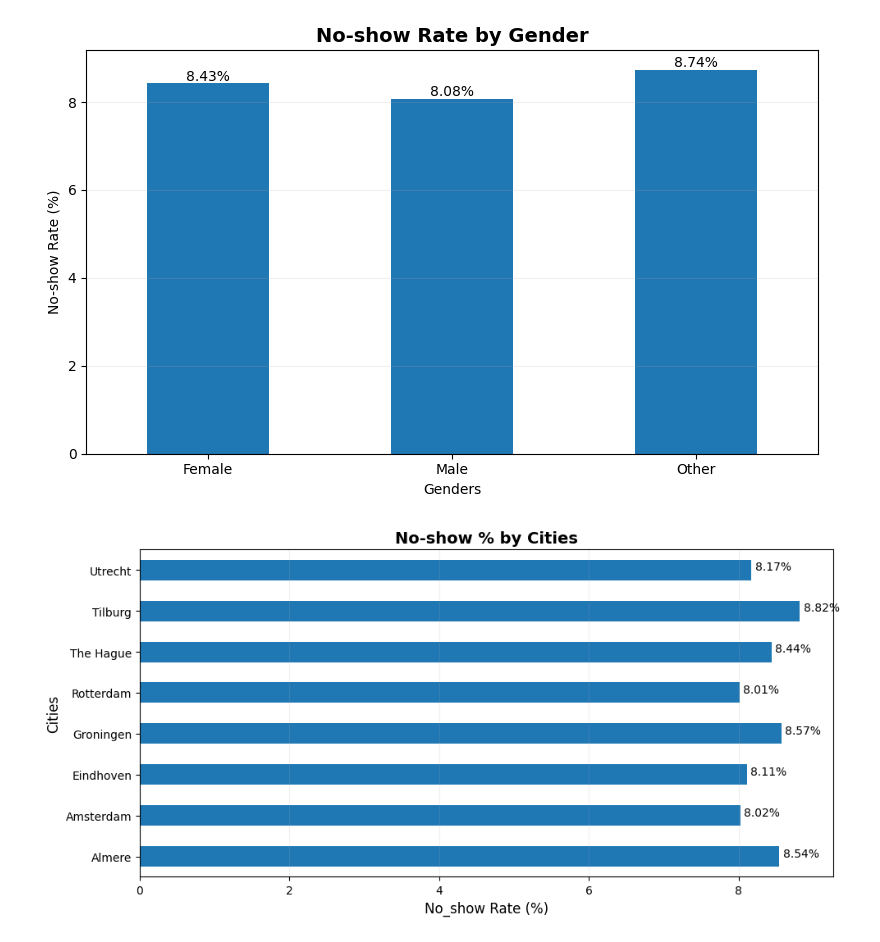
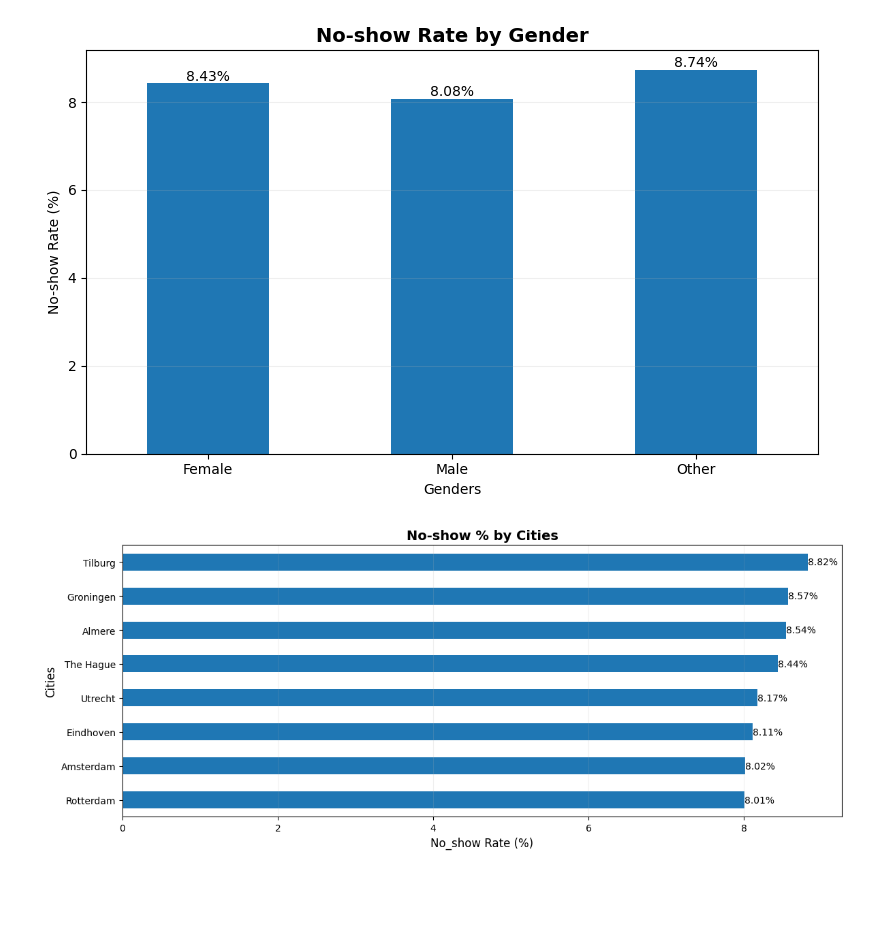
Before and after one commit to akashcstech/Health_Care_No_Show_Data_Analysis, a Jupyter notebook: Data_clean.ipynb, the cells around one changed output. Saved outputs shown, nothing was run; the diff lists cells and outputs as text; code cells hidden in the pictures; blank space fills up the shorter version.

Commit message:
Patient_EDA_visualization_initial_commit

```diff
--- a/Data_clean.ipynb
+++ b/Data_clean.ipynb
@@ -1026,17 +1071,16 @@ plt.show()
 [figure]
 # %%
 # No-show Rate (%) by Cities
-ax = cns['1_pct'].sort_index().plot(kind='barh', figsize=(10,5))
-
-for i,v in enumerate(cns['1_pct']):
-    plt.text(v + 0.05,i,f'{v:.2f}%')
+ax = cns['1_pct'].sort_values().plot(kind='barh', figsize=(12,5))
+for container in ax.containers:
+    plt.bar_label(container, fmt='%.2f%%')
 
 plt.title('No-show % by Cities', fontsize=14, fontweight='bold')
 plt.xlabel('No_show Rate (%)', fontsize=12)
 plt.ylabel('Cities', fontsize=12)
 plt.grid(axis='x', alpha=0.2)
 plt.tight_layout()
 
 plt.show()
 # %% [output]
-[figure, old version]
+[figure, new version]
```
Also changed, not shown: parts of 24 cells of this notebook, 1 other file.
